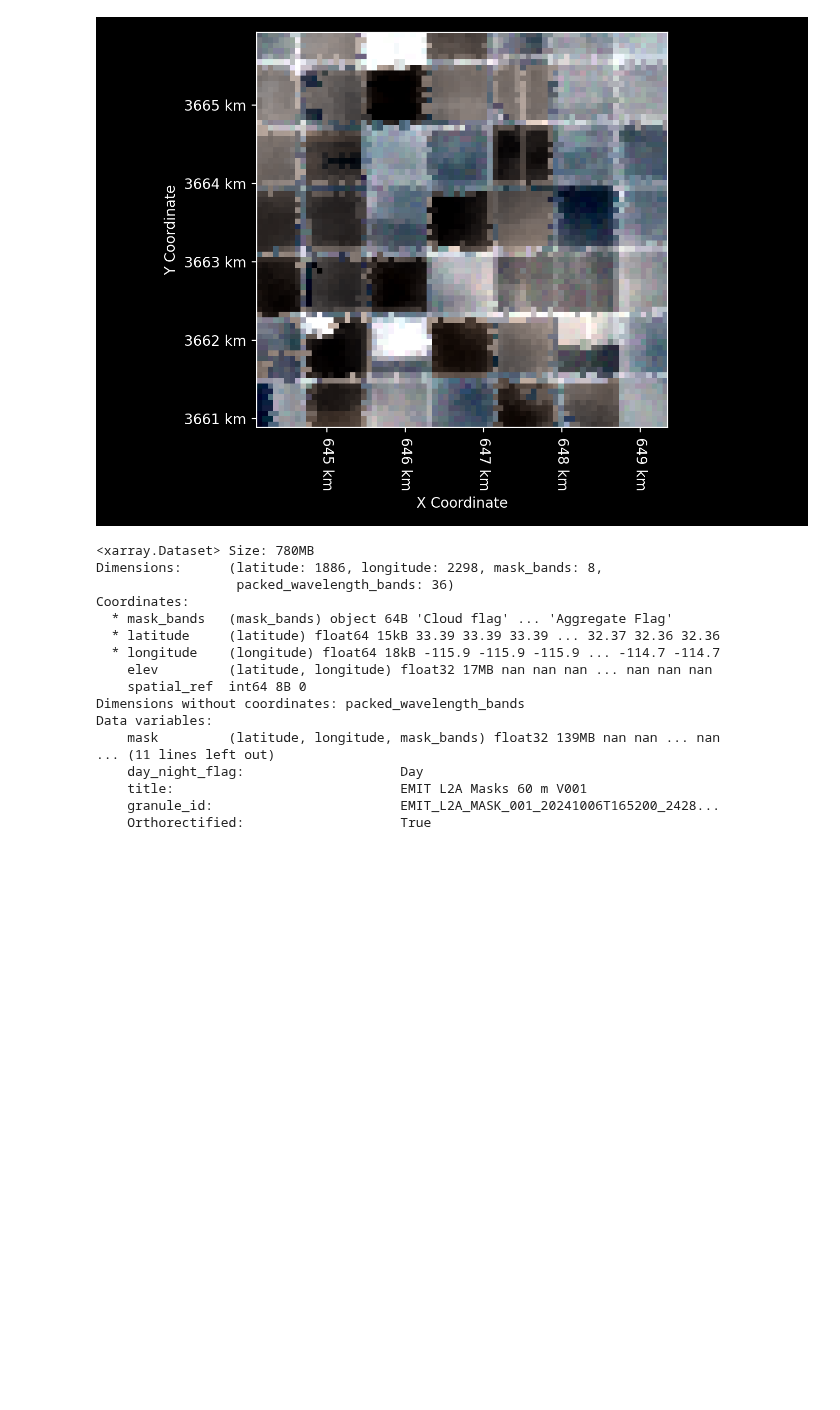
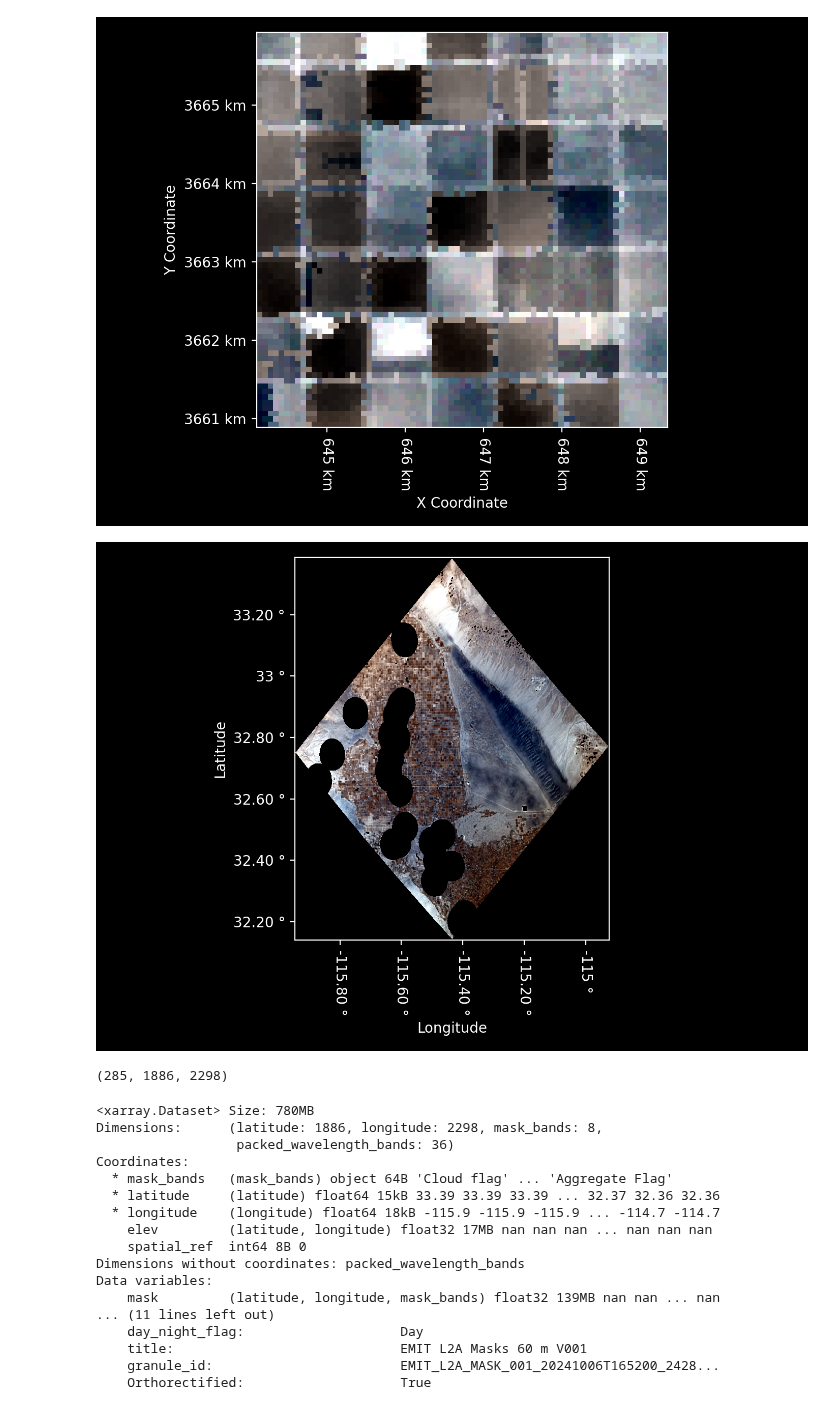
Before and after one commit to STARS-Data-Fusion/EMIT-L2A-RFL, a Jupyter notebook: notebooks/Searching EMIT L2A Reflectance with earthaccess.ipynb, the cells around one changed output. Saved outputs shown, nothing was run; the diff lists cells and outputs as text; code cells hidden in the pictures; blank space fills up the shorter version.

```diff
--- a/notebooks/Searching EMIT L2A Reflectance with earthaccess.ipynb
+++ b/notebooks/Searching EMIT L2A Reflectance with earthaccess.ipynb
@@ -82,6 +81,15 @@ granule.uncertainty_filename
 granule.reflectance(geometry=geometry)
 # %% [output]
 [figure]
+# %%
+full_granule_reflectance = granule.reflectance()
+full_granule_reflectance
+# %% [output]
+[figure, added]
+# %%
+full_granule_reflectance.shape
+# %% [output]
+(285, 1886, 2298)
 # %%
 emit_mask = emit_xarray(granule.mask_filename, ortho=True)
 emit_mask
```
Also changed, not shown: parts of 4 cells of this notebook, 12 other files.
